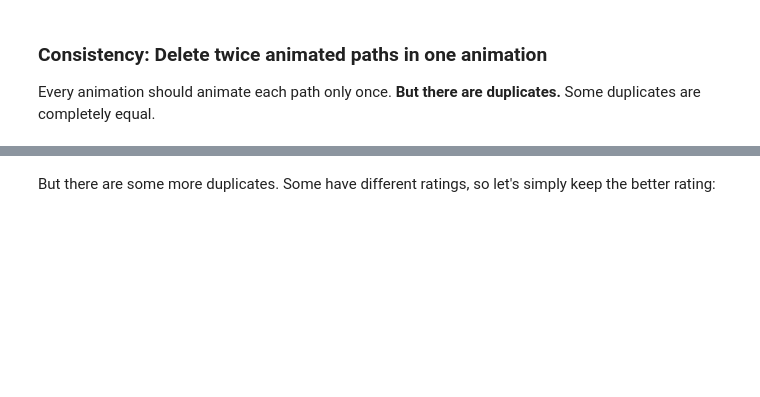
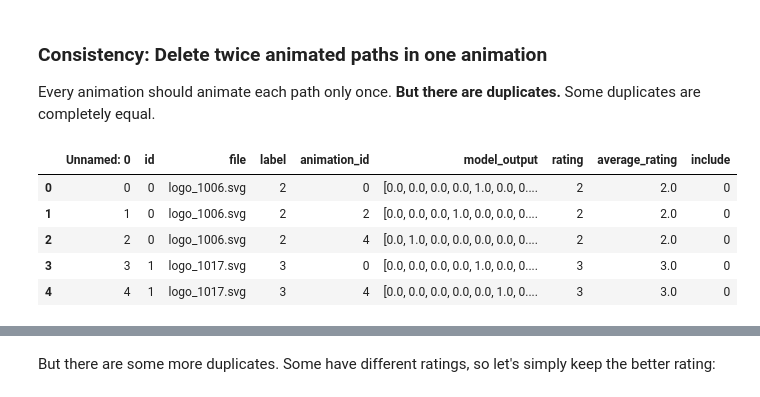
Before and after one commit to dfuhge/Animate_SVG_v2, a Jupyter notebook: prototype_dataset.ipynb, the cells around one changed output, grey strips where cells are left out. Cells and saved outputs as stored; diff of their text form; code cells hidden in the pictures; blank space fills up the shorter version.

```diff
--- a/prototype_dataset.ipynb
+++ b/prototype_dataset.ipynb
@@ -206,6 +353,14 @@ Some duplicates are completely equal.
 # %%
 # Example
 filtered_data[filtered_data['file'] == "logo_379_animation_5"]
+filtered_data.head()
+# %% [output]
+|  | Unnamed: 0 | id | file | label | animation_id | model_output | rating | average_rating | include |
+| 0 | 0 | 0 | logo_1006.svg | 2 | 0 | [0.0, 0.0, 0.0, 0.0, 1.0, 0.0, 0.... | 2 | 2.0 | 0 |
+| 1 | 1 | 0 | logo_1006.svg | 2 | 2 | [0.0, 0.0, 0.0, 1.0, 0.0, 0.0, 0.... | 2 | 2.0 | 0 |
+| 2 | 2 | 0 | logo_1006.svg | 2 | 4 | [0.0, 1.0, 0.0, 0.0, 0.0, 0.0, 0.... | 2 | 2.0 | 0 |
+| 3 | 3 | 1 | logo_1017.svg | 3 | 0 | [0.0, 0.0, 0.0, 0.0, 1.0, 0.0, 0.... | 3 | 3.0 | 0 |
+| 4 | 4 | 1 | logo_1017.svg | 3 | 4 | [0.0, 0.0, 0.0, 0.0, 0.0, 1.0, 0.... | 3 | 3.0 | 0 |
 # %%
 # SIMPLE DUPLICATE REDUCTION
 print(f"There are {filtered_data.duplicated(subset=['file', 'animation_id'], keep=False).sum()} duplicates.")
```
Also changed, not shown: parts of 34 cells of this notebook.
